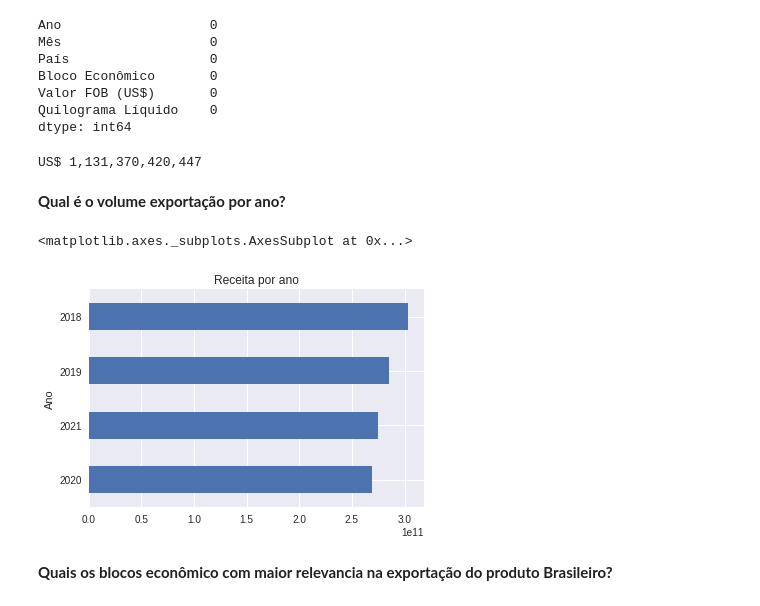
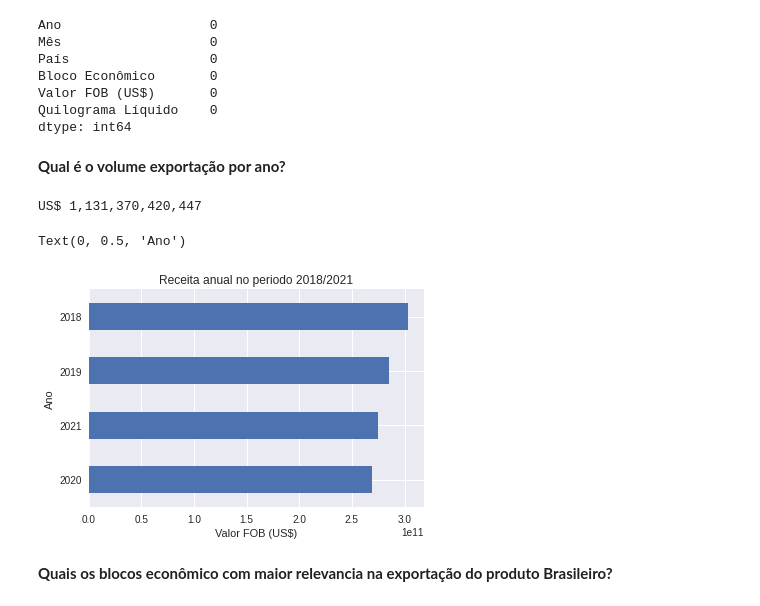
Before and after one commit to Willrodagu/Proj_analise_de-exporta-es_de_2018_a_2020, a Jupyter notebook: Analise_de_dados_de_exportações.ipynb, the cells around one changed output. Saved outputs shown, nothing was run; the diff lists cells and outputs as text; code cells hidden in the pictures.

```diff
--- a/Analise_de_dados_de_exportações.ipynb
+++ b/Analise_de_dados_de_exportações.ipynb
@@ -49,20 +49,22 @@ Bloco Econômico       0
 Valor FOB (US$)       0
 Quilograma Líquido    0
 dtype: int64
+# %% [markdown]
+**Qual é o volume exportação por ano?**
 # %%
 #CALCULANDO A RECEITA TOTAL
 RT = round(df["Valor FOB (US$)"].sum())
 print("US$ {}".format(RT))
 # %% [output]
 US$ 1,131,370,420,447
-# %% [markdown]
-**Qual é o volume exportação por ano?**
 # %%
 #VER A RECEITA POR ANO
-df.groupby("Ano")["Valor FOB (US$)"].sum().sort_values(ascending=True).plot.barh(title="Receita por ano")
+df.groupby("Ano")["Valor FOB (US$)"].sum().sort_values(ascending=True).plot.barh(title="Receita anual no periodo 2018/2021")
+plt.xlabel("Valor FOB (US$)")
+plt.ylabel("Ano")
 # %% [output]
-<matplotlib.axes._subplots.AxesSubplot at 0x...>
+Text(0, 0.5, 'Ano')
-[figure, old version]
+[figure, new version]
 # %% [markdown]
 **Quais os blocos econômico com maior relevancia na exportação do produto Brasileiro?**
 # %%
```
Also changed, not shown: parts of 5 cells of this notebook.
